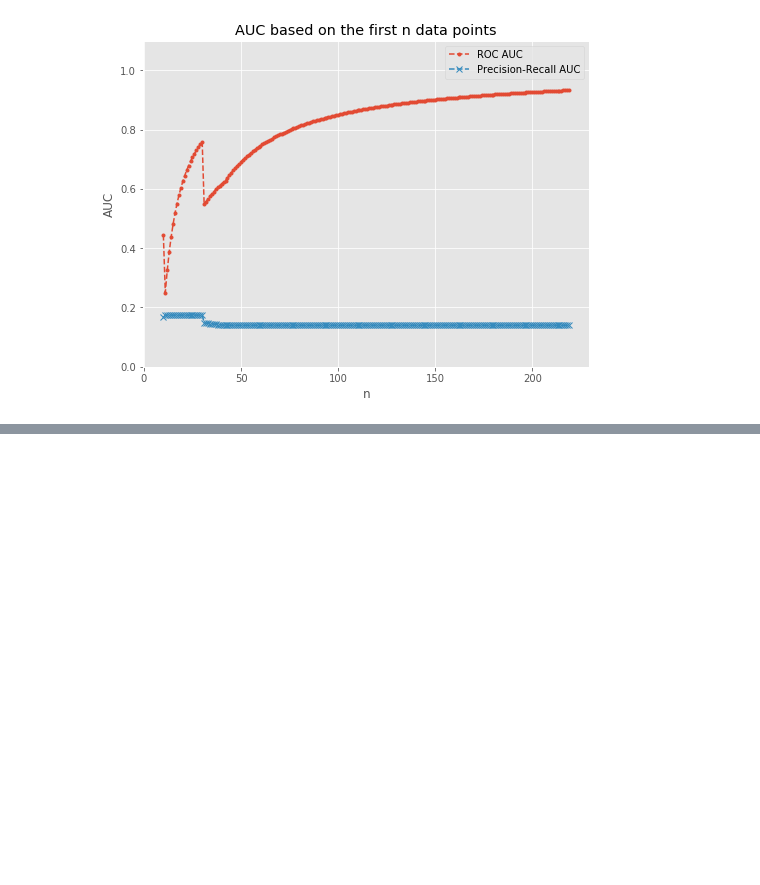
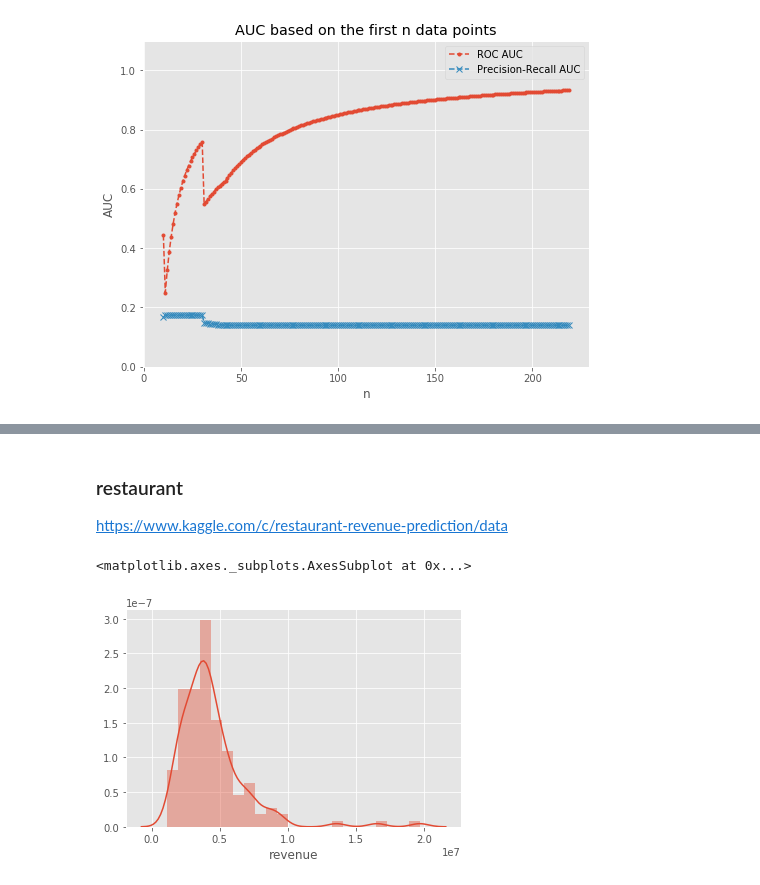
Before and after one commit to yang-zhang/evaluation, a Jupyter notebook: model_evaluation.ipynb, the cells around one changed output, grey strips where cells are left out. Cells and saved outputs as stored; diff of their text form; code cells hidden in the pictures; blank space fills up the shorter version.

```diff
--- a/model_evaluation.ipynb
+++ b/model_evaluation.ipynb
@@ -532,0 +542,12 @@ HTTP response body: b'<!DOCTYPE html>\r\n<html>\r\n<head>\r\n    <title>Kaggle:
+# %% [markdown]
+### restaurant
+https://www.kaggle.com/c/restaurant-revenue-prediction/data
+# %%
+df = pd.read_csv('restaurant/train.csv')
+
+import seaborn as sns
+ax = plt.axes()
+sns.distplot(df.revenue, ax = ax)
+# %% [output]
+<matplotlib.axes._subplots.AxesSubplot at 0x...>
+[figure, added]
```
Also changed, not shown: parts of 10 cells of this notebook, 1 other file.
